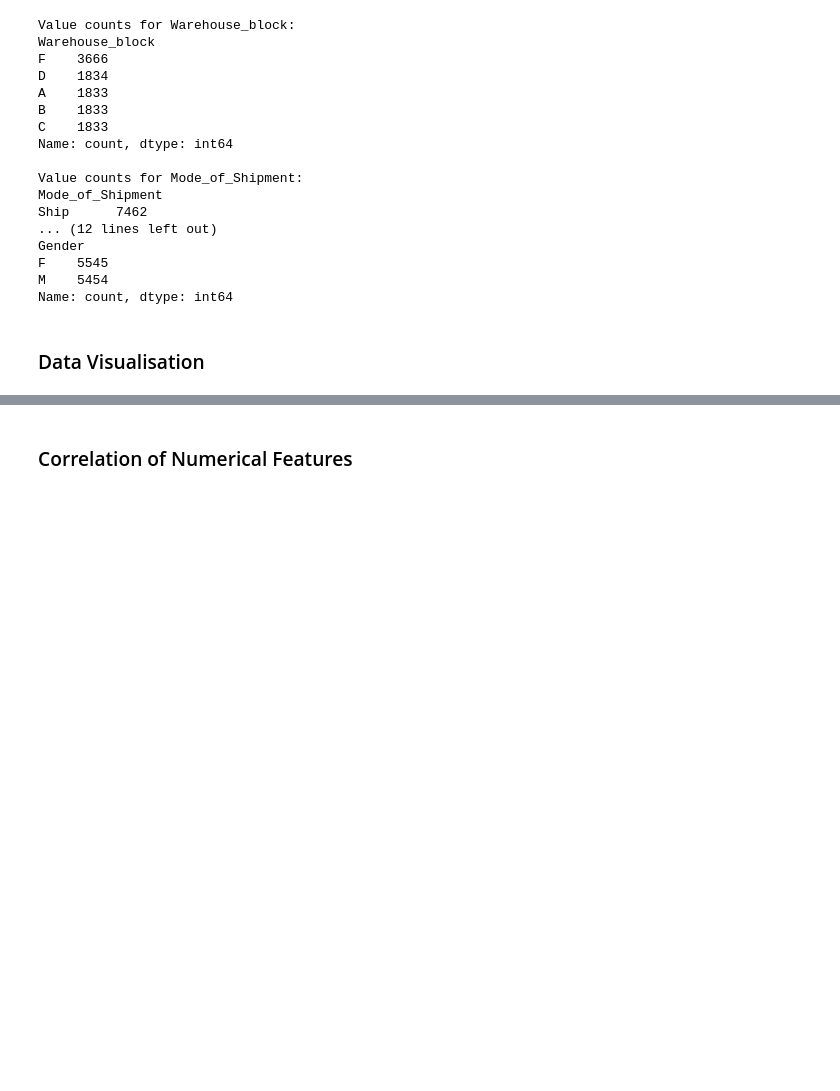
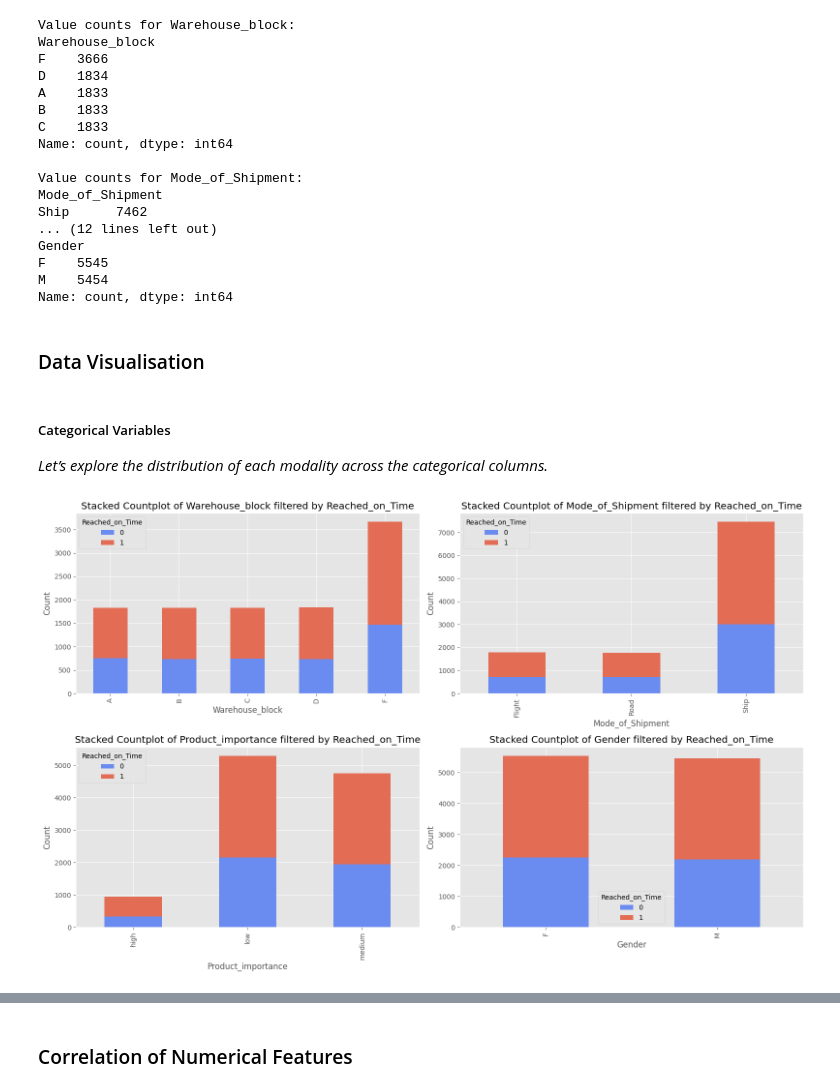
Before and after one commit to 0xArnaudR/Commerce-Retail, a Jupyter notebook: E-Commerce Shipping Data.ipynb, the cells around one changed output, grey strips where cells are left out. Saved outputs shown, nothing was run; the diff lists cells and outputs as text; code cells hidden in the pictures; blank space fills up the shorter version.

```diff
--- a/E-Commerce Shipping Data.ipynb
+++ b/E-Commerce Shipping Data.ipynb
@@ -174,3 +174,33 @@ M    5454
 Name: count, dtype: int64
 # %% [markdown]
 ### Data Visualisation
+# %% [markdown]
+##### Categorical Variables
+
+*Let’s explore the distribution of each modality across the categorical columns.*
+# %%
+cat_var = data.select_dtypes('object').columns
+fig, axes = plt.subplots(2, 2, figsize=(16, 10))
+
+# Loop to create a stacked bar plot for each categorical variable
+for i, cat in enumerate(cat_var):
+    row = i // 2
+    col_index = i % 2
+
+    # Get the 'coolwarm' colormap
+    cmap = plt.get_cmap('coolwarm')
+
+    # Calculate counts and reshape the DataFrame for stacking
+    count_data = data.groupby([cat, 'Reached_on_Time']).size().unstack(fill_value=0)
+
+    # Plot stacked bar plot
+    count_data.plot(kind='bar', stacked=True, ax=axes[row, col_index],  color= [cmap(0.15), cmap(0.85)])
+    axes[row, col_index].set_title(f"Stacked Countplot of {cat} filtered by Reached_on_Time")
+    axes[row, col_index].set_ylabel('Count')
+    axes[row, col_index].set_xlabel(cat)
+
+# Adjust spacing between subplots
+plt.tight_layout()
+plt.show()
+# %% [output]
+[figure, added]
```
Also changed, not shown: parts of 12 cells of this notebook.
